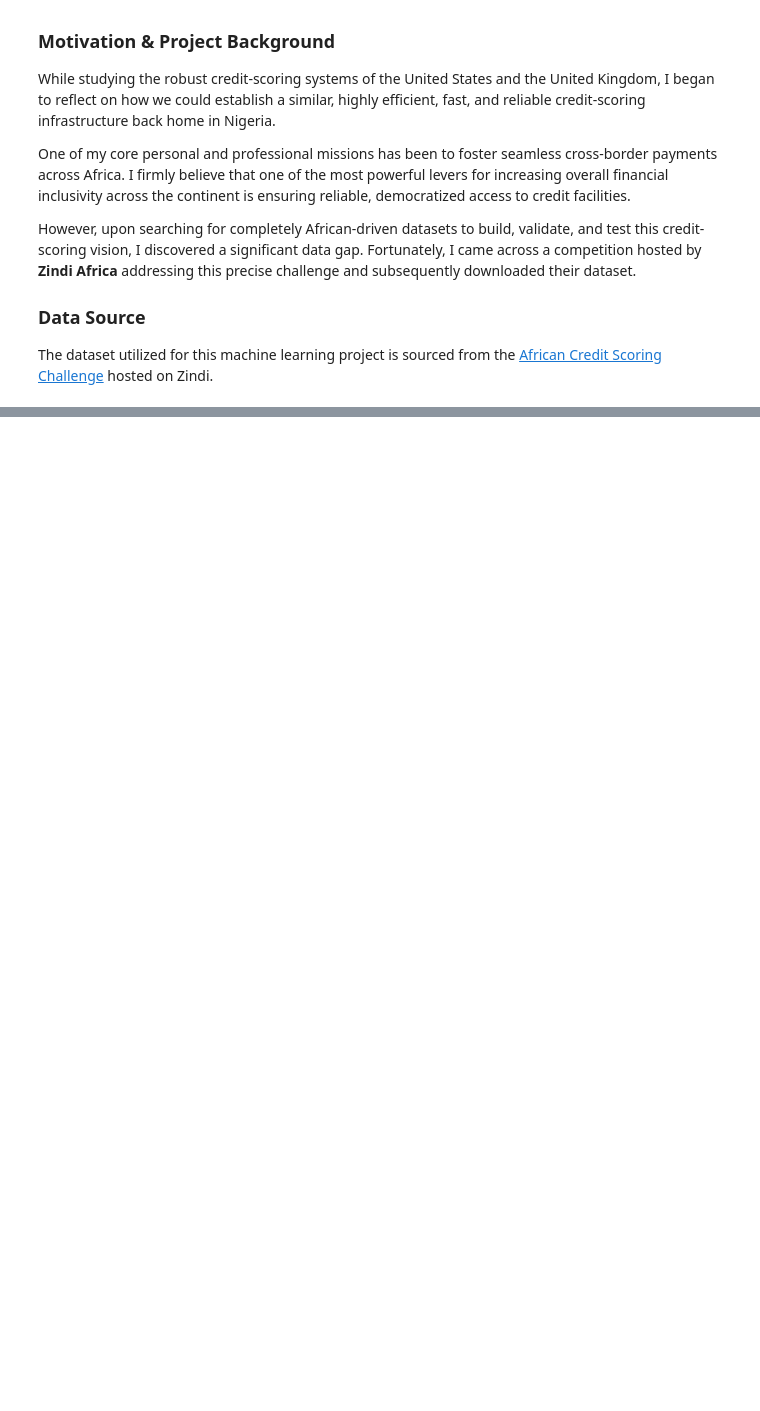
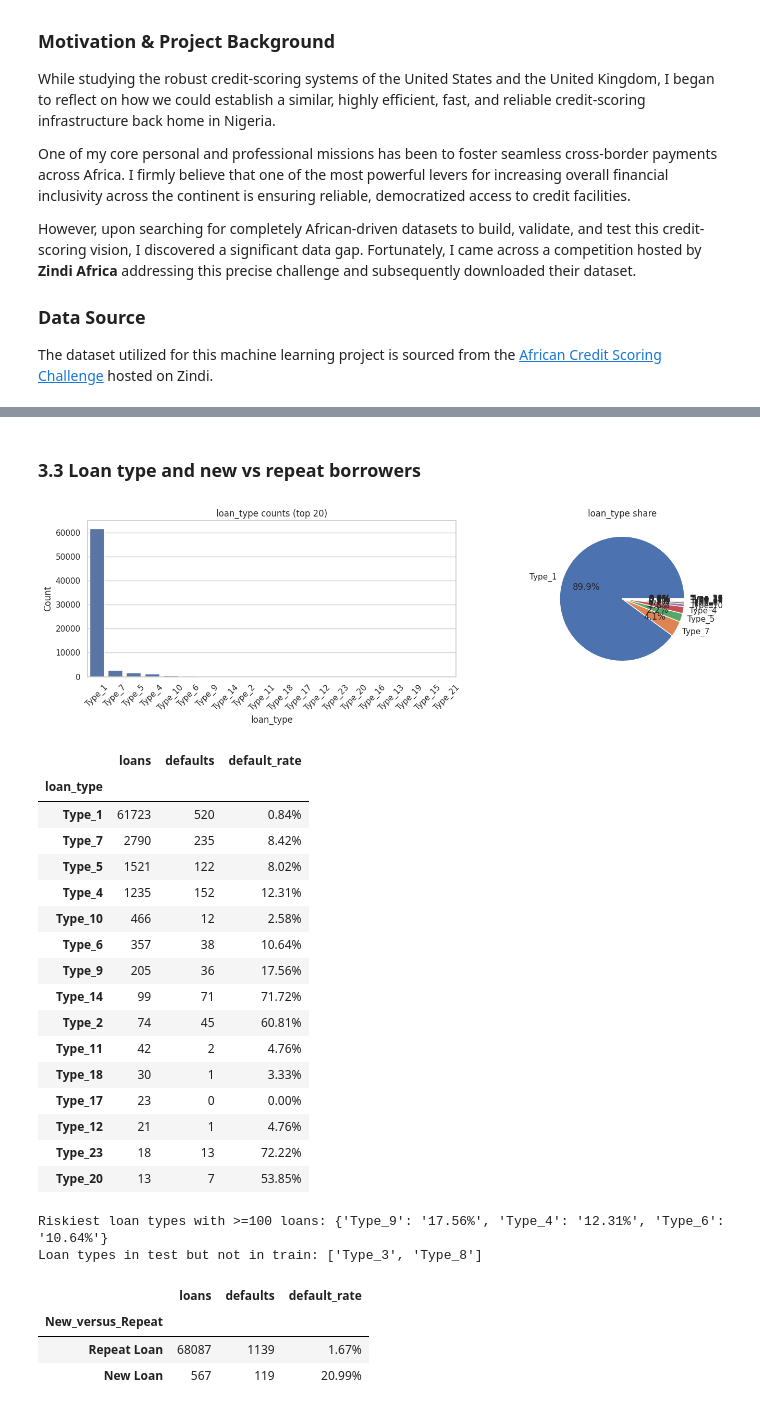
Before and after one commit to hycienti/African_Credit_Scoring_ML, a Jupyter notebook: African_Credit_Scoring_ML.ipynb, the cells around one changed output, grey strips where cells are left out. Cells and saved outputs as stored; diff of their text form; code cells hidden in the pictures; blank space fills up the shorter version.

```diff
--- a/African_Credit_Scoring_ML.ipynb
+++ b/African_Credit_Scoring_ML.ipynb
@@ -559,0 +404,36 @@ train['target].value_counts()
+# %% [markdown]
+### 3.3 Loan type and new vs repeat borrowers
+# %%
+plot_categorical(train, 'loan_type')
+lt = default_rate_table(train, 'loan_type')
+display(lt.head(15).style.format({'default_rate': '{:.2%}'}))
+reliable = lt[lt['loans'] >= 100].sort_values('default_rate', ascending=False)
+print('Riskiest loan types with >=100 loans:', reliable.head(3)['default_rate'].map('{:.2%}'.format).to_dict())
+print(f"Loan types in test but not in train: {sorted(set(test['loan_type']) - set(train['loan_type']))}")
+
+display(default_rate_table(train, 'New_versus_Repeat').style.format({'default_rate': '{:.2%}'}))
+# %% [output]
+[figure, added]
+|  | loans | defaults | default_rate |
+| loan_type |  |  |  |
+| Type_1 | 61723 | 520 | 0.84% |
+| Type_7 | 2790 | 235 | 8.42% |
+| Type_5 | 1521 | 122 | 8.02% |
+| Type_4 | 1235 | 152 | 12.31% |
+| Type_10 | 466 | 12 | 2.58% |
+| Type_6 | 357 | 38 | 10.64% |
+| Type_9 | 205 | 36 | 17.56% |
+| Type_14 | 99 | 71 | 71.72% |
+| Type_2 | 74 | 45 | 60.81% |
+| Type_11 | 42 | 2 | 4.76% |
+| Type_18 | 30 | 1 | 3.33% |
+| Type_17 | 23 | 0 | 0.00% |
+| Type_12 | 21 | 1 | 4.76% |
+| Type_23 | 18 | 13 | 72.22% |
+| Type_20 | 13 | 7 | 53.85% |
+Riskiest loan types with >=100 loans: {'Type_9': '17.56%', 'Type_4': '12.31%', 'Type_6': '10.64%'}
+Loan types in test but not in train: ['Type_3', 'Type_8']
+|  | loans | defaults | default_rate |
+| New_versus_Repeat |  |  |  |
+| Repeat Loan | 68087 | 1139 | 1.67% |
+| New Loan | 567 | 119 | 20.99% |
```
Also changed, not shown: parts of 122 cells of this notebook.
